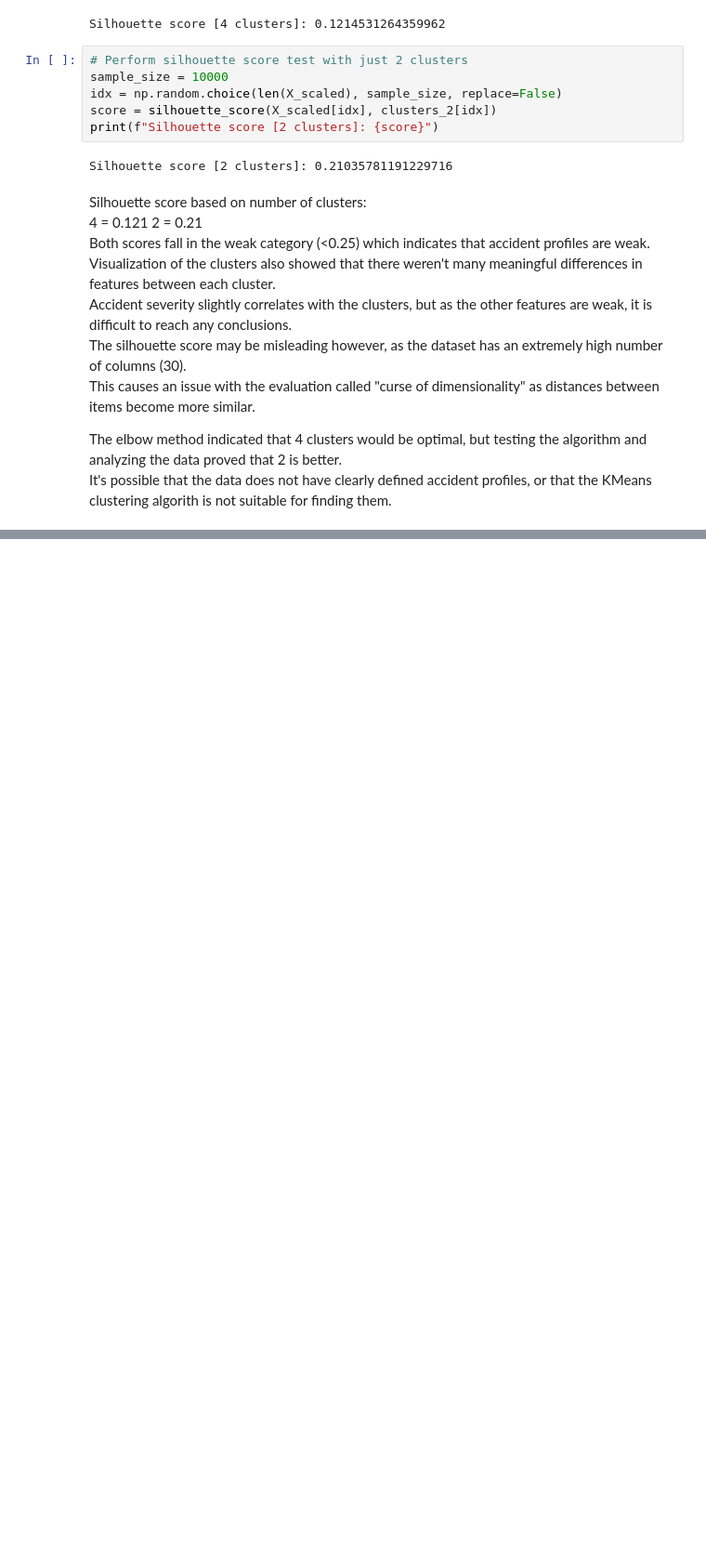
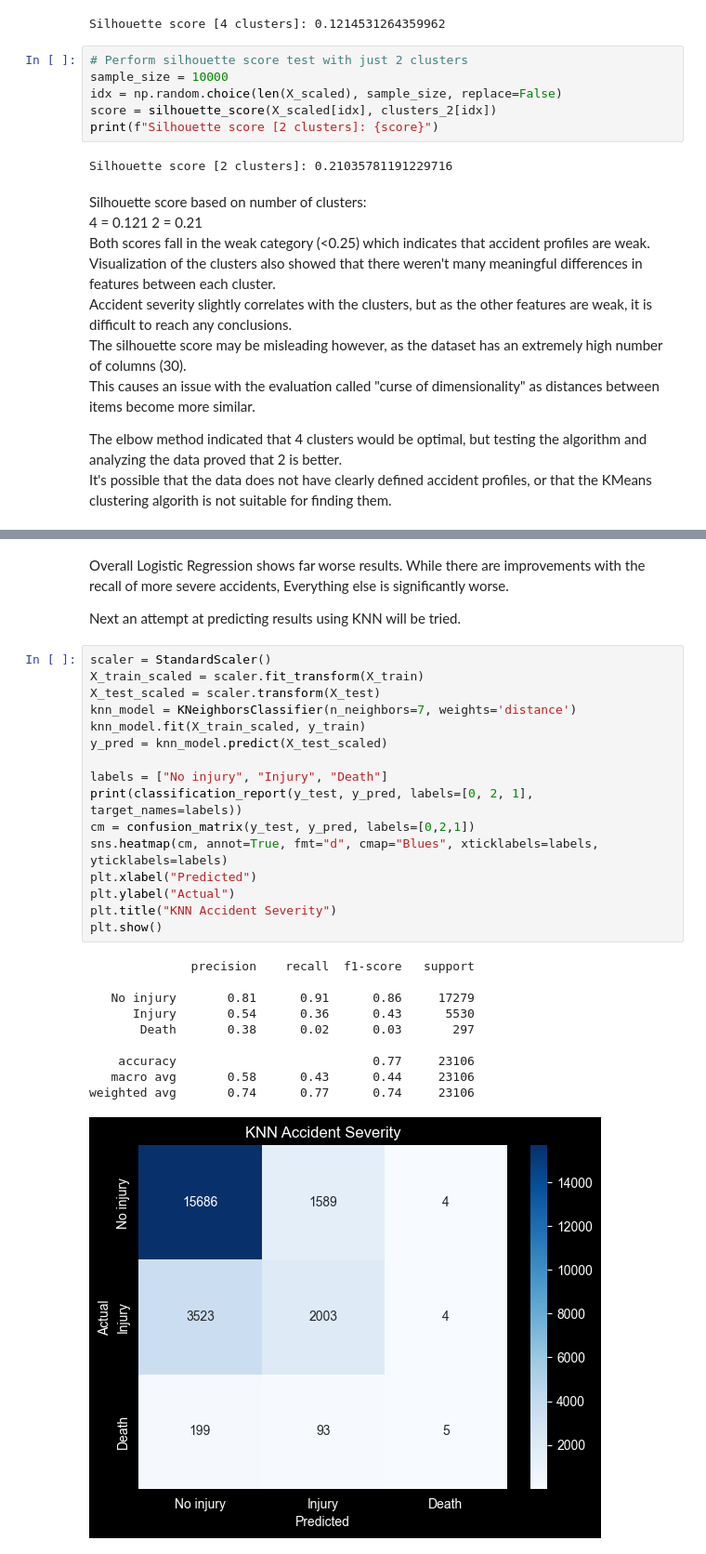
Before and after one commit to nealukumies/dml-project, a Jupyter notebook: traffic_accident_analysis.ipynb, the cells around one changed output, grey strips where cells are left out. Shown at 93% size. Cells and saved outputs as stored; diff of their text form; blank space fills up the shorter version.

```diff
--- a/traffic_accident_analysis.ipynb
+++ b/traffic_accident_analysis.ipynb
@@ -658,0 +749,31 @@ It's possible that the data does not have clearly defined accident profiles, or
+# %% [markdown]
+Overall Logistic Regression shows far worse results. While there are improvements with the recall of more severe accidents, Everything else is significantly worse.
+
+Next an attempt at predicting results using KNN will be tried.
+# %%
+scaler = StandardScaler()
+X_train_scaled = scaler.fit_transform(X_train)
+X_test_scaled = scaler.transform(X_test)
+knn_model = KNeighborsClassifier(n_neighbors=7, weights='distance')
+knn_model.fit(X_train_scaled, y_train)
+y_pred = knn_model.predict(X_test_scaled)
+
+labels = ["No injury", "Injury", "Death"]
+print(classification_report(y_test, y_pred, labels=[0, 2, 1], target_names=labels))
+cm = confusion_matrix(y_test, y_pred, labels=[0,2,1])
+sns.heatmap(cm, annot=True, fmt="d", cmap="Blues", xticklabels=labels, yticklabels=labels)
+plt.xlabel("Predicted")
+plt.ylabel("Actual")
+plt.title("KNN Accident Severity")
+plt.show()
+# %% [output]
+              precision    recall  f1-score   support
+
+   No injury       0.81      0.91      0.86     17279
+      Injury       0.54      0.36      0.43      5530
+       Death       0.38      0.02      0.03       297
+
+    accuracy                           0.77     23106
+   macro avg       0.58      0.43      0.44     23106
+weighted avg       0.74      0.77      0.74     23106
+[figure, added]
```
Also changed, not shown: parts of 6 cells of this notebook.
